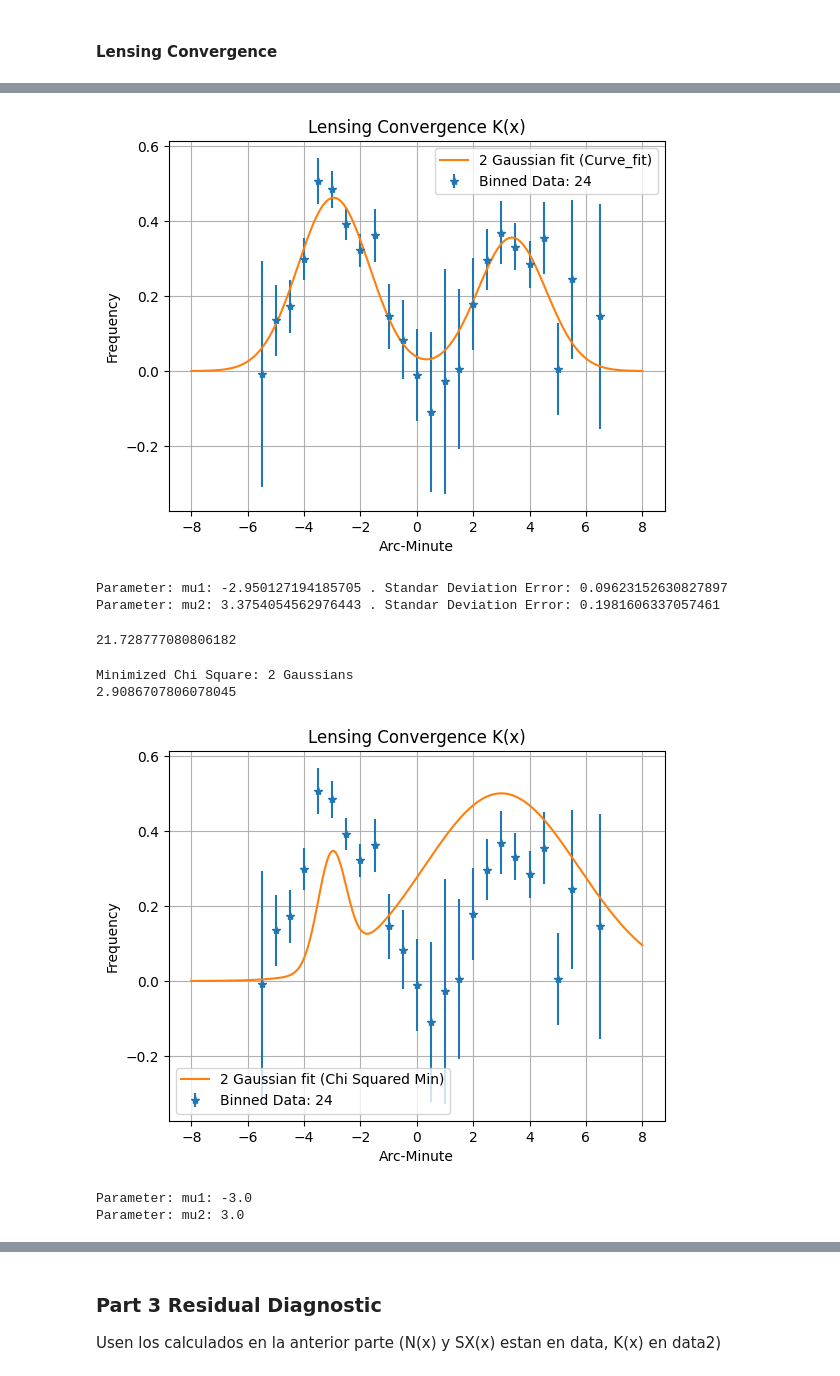
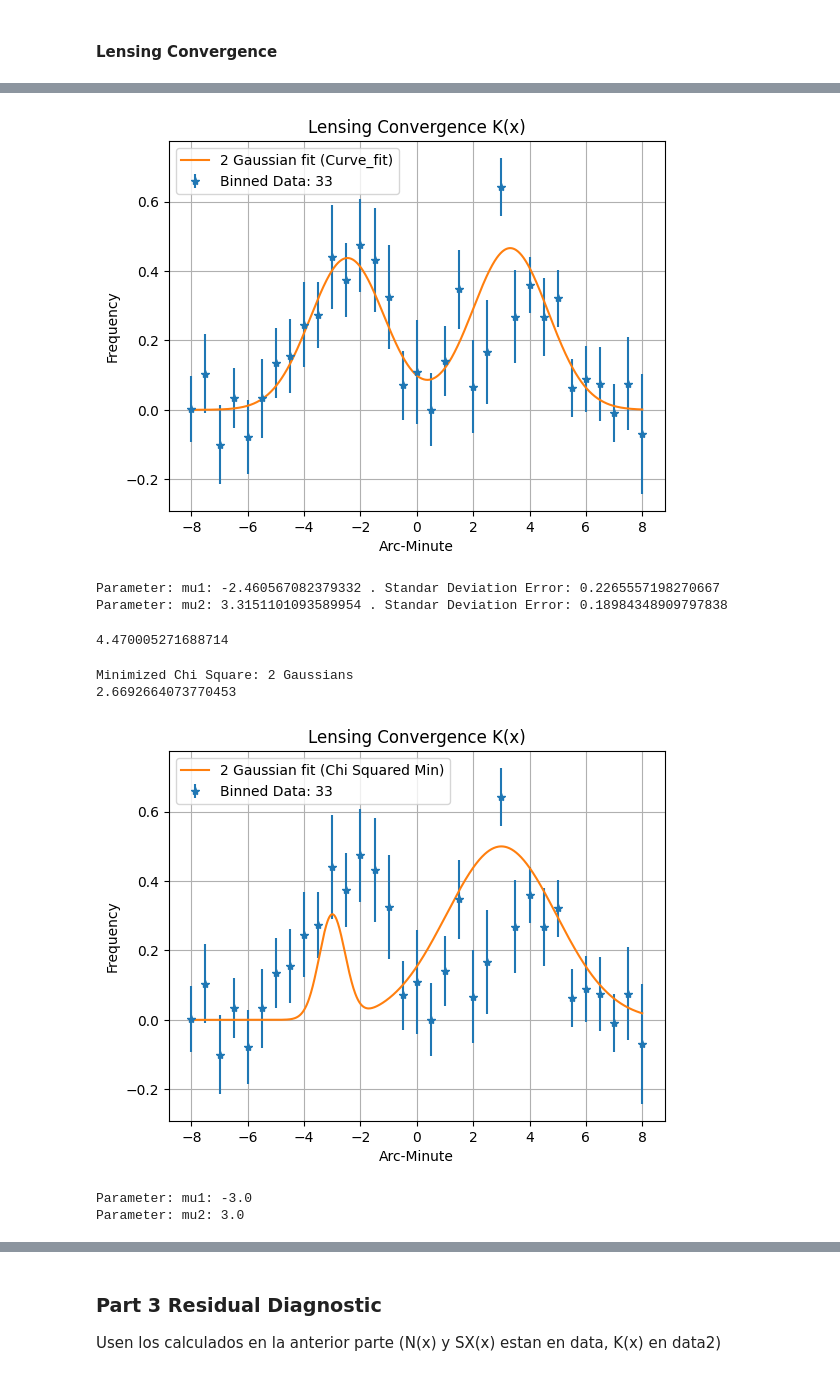
Before and after one commit to jdgv1709/Statistical-Analysis-of-the-Bullet-Cluster-Statistics-1-Course, a Jupyter notebook: Final Exam.ipynb, the cells around one changed output, grey strips where cells are left out. Saved outputs shown, nothing was run; the diff lists cells and outputs as text; code cells hidden in the pictures.

Commit message:
New Data + Sigma Kappa

```diff
--- a/Final Exam.ipynb
+++ b/Final Exam.ipynb
@@ -524,12 +532,12 @@ plt.show()
 def sigma_kappa(data,sigma_epsilon = 0.30):
 #sigma_kappa=sigma_epsilon/ Number of galaxy - 1 per bin
     a=[]
-    for i in data["N_obs"]:
+    for i in data["N_source_obs"]:
 
         if i <=0:
             a.append(sigma_epsilon)
         else:
-            a.append(sigma_epsilon/i)
+            a.append(sigma_epsilon/np.sqrt(i))
     data["sigma_kappa"]=a
     del a
 
@@ -549,3 +557,5 @@ def remove_nan_sigma_kappa(data):
     return data_clean
 # %%
 data2=remove_nan_sigma_kappa(data)
+# %%
+data["sigma_kappa"] = data["sigma_kappa"].fillna(1e10)
@@ -552,11 +571,11 @@ data2=remove_nan_sigma_kappa(data)
 # %%
 initial_guess_k=[0.42,-3,1.4,0.35,3,1.3]
 x= np.linspace(-8,8,1000)
-popt_k, pcov_k = curve_fit(model_2gauss,data2["arc_min"],data2["kappa_obs"],sigma=data2["sigma_kappa"],p0=initial_guess_k,maxfev=100000,nan_policy="omit")#,bounds=bounds)
-plt.errorbar(data2["arc_min"],data2["kappa_obs"],yerr=data2["sigma_kappa"],fmt="*",label="Binned Data: "+str(len(data2["arc_min"])))
+popt_k, pcov_k = curve_fit(model_2gauss,data["arc_min"],data["kappa_obs"],sigma=data["sigma_kappa"],p0=initial_guess_k,maxfev=100000,nan_policy="omit")#,bounds=bounds)
+plt.errorbar(data["arc_min"],data["kappa_obs"],yerr=data["sigma_kappa"],fmt="*",label="Binned Data: "+str(len(data["arc_min"])))
 plt.ylabel("Frequency")
 plt.xlabel("Arc-Minute")
-#plt.xlim((0,1))
+#plt.ylim(-0.4,0.6)
 plt.grid("True")
 plt.plot(x,model_2gauss(x, *popt_k),label="2 Gaussian fit (Curve_fit)")
 plt.legend()
@@ -568,9 +587,9 @@ print("Parameter: mu2: "+str(popt_k[4])+" . Standar Deviation Error: "+str(perr_
 #z_cl_N=popt_N[1]
 #sigma_cl_N=popt_N[2]
 # %% [output]
-[figure, old version]
+[figure, new version]
-Parameter: mu1: -2.950127194185705 . Standar Deviation Error: 0.09623152630827897
-Parameter: mu2: 3.3754054562976443 . Standar Deviation Error: 0.1981606337057461
+Parameter: mu1: -2.460567082379332 . Standar Deviation Error: 0.2265557198270667
+Parameter: mu2: 3.3151101093589954 . Standar Deviation Error: 0.18984348909797838
 # %%
 #Compute χ̃2 χ̃2min and \nu
 def chi2_val(data,model,num_params):
@@ -582,12 +601,12 @@ def chi2_val(data,model,num_params):
     chi2_red = chi2/dof
     return chi2_red
 
-print(chi2_val(data2,model_2gauss(data2["kappa_obs"],*popt_k),popt_k))
+print(chi2_val(data,model_2gauss(data["kappa_obs"],*popt_k),popt_k))
 # %% [output]
-21.728777080806182
+4.470005271688714
 # %%
 def chi2_2gauss(params):
-    return chi2_val(data2,model_2gauss(data2["kappa_obs"],*params),params)
+    return chi2_val(data,model_2gauss(data["kappa_obs"],*params),params)
 
 #result = minimize(chi2_2gauss, initial_guess_k,method='Nelder-Mead', options={'xatol':1e-8,'fatol':1e-8,'maxiter':100000})
 #result = minimize(chi2_2gauss, initial_guess_k,method='BFGS', options={'maxiter':100000})
@@ -599,24 +618,24 @@ result = minimize(chi2_2gauss, initial_guess_k,method='L-BFGS-B',bounds=bounds,
 
 best_params_k = result.x
 print("Minimized Chi Square: 2 Gaussians")
-print(chi2_val(data2,model_2gauss(data2["kappa_obs"],*best_params_k),best_params_k))
+print(chi2_val(data,model_2gauss(data["kappa_obs"],*best_params_k),best_params_k))
 # %% [output]
 Minimized Chi Square: 2 Gaussians
-2.9086707806078045
+2.6692664073770453
 # %%
-plt.errorbar(data2["arc_min"],data2["kappa_obs"],yerr=data2["sigma_kappa"],fmt="*",label="Binned Data: "+str(len(data2["arc_min"])))
+plt.errorbar(data["arc_min"],data["kappa_obs"],yerr=data["sigma_kappa"],fmt="*",label="Binned Data: "+str(len(data["arc_min"])))
 plt.ylabel("Frequency")
 plt.xlabel("Arc-Minute")
-#plt.xlim((0,1))
+#plt.ylim(-0.4,0.6)
 plt.grid("True")
 plt.plot(x,model_2gauss(x, *best_params_k),label="2 Gaussian fit (Chi Squared Min)")
 plt.legend()
 plt.title("Lensing Convergence K(x)")
 plt.show()
 print("Parameter: mu1: "+str(best_params_k[1]))#+" . Standar Deviation Error: "+str(perr_N[1]))
 print("Parameter: mu2: "+str(best_params_k[4]))
 # %% [output]
-[figure, old version]
+[figure, new version]
 Parameter: mu1: -3.0
 Parameter: mu2: 3.0
 # %%
```
Also changed, not shown: parts of 4 cells of this notebook, 1 other file.
